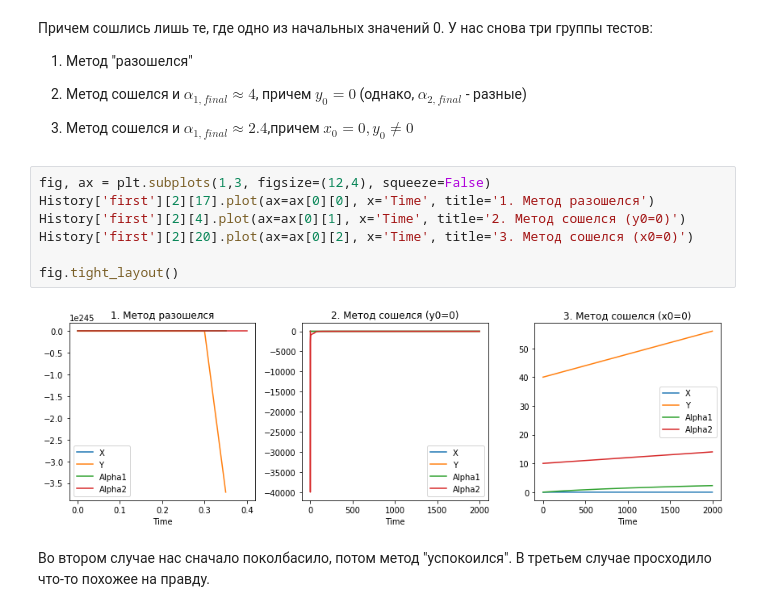
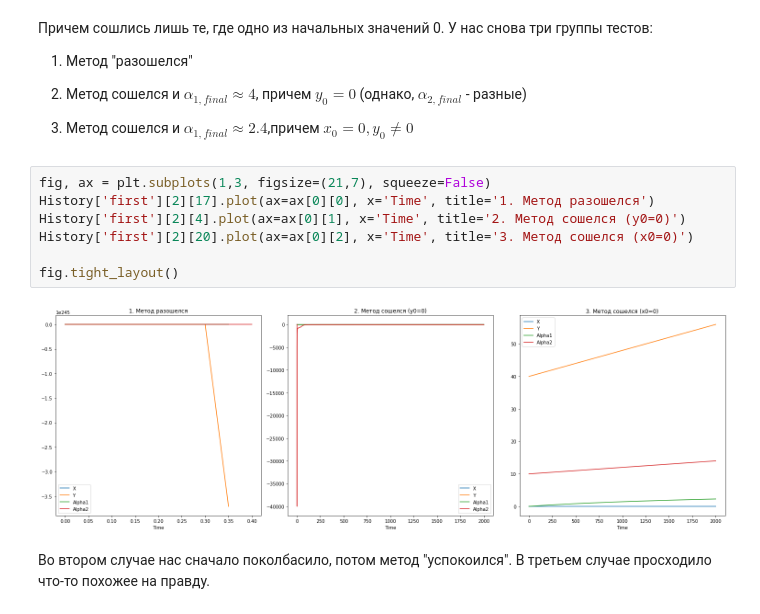
Before and after one commit to DChulok/Population_dynamic, a Jupyter notebook: Population_dynamic.ipynb, the cells around one changed output. Cells and saved outputs as stored; diff of their text form.

```diff
--- a/Population_dynamic.ipynb
+++ b/Population_dynamic.ipynb
@@ -343,14 +343,14 @@ print('Из {} попыток в итоге сошлись {}'.format(len(Result
 
 3) Метод сошелся и $\alpha_{1,final} \approx 2.4$,причем $x_0=0, y_0 \neq 0$
 # %%
-fig, ax = plt.subplots(1,3, figsize=(12,4), squeeze=False)
+fig, ax = plt.subplots(1,3, figsize=(21,7), squeeze=False)
 History['first'][2][17].plot(ax=ax[0][0], x='Time', title='1. Метод разошелся')
 History['first'][2][4].plot(ax=ax[0][1], x='Time', title='2. Метод сошелся (y0=0)')
 History['first'][2][20].plot(ax=ax[0][2], x='Time', title='3. Метод сошелся (x0=0)')
 
 fig.tight_layout()
 # %% [output]
-[figure, old version]
+[figure, new version]
 # %% [markdown]
 Во втором случае нас сначало поколбасило, потом метод "успокоился". В третьем случае просходило что-то похожее на правду.
 # %% [markdown]
```
Also changed, not shown: parts of 13 cells of this notebook.
